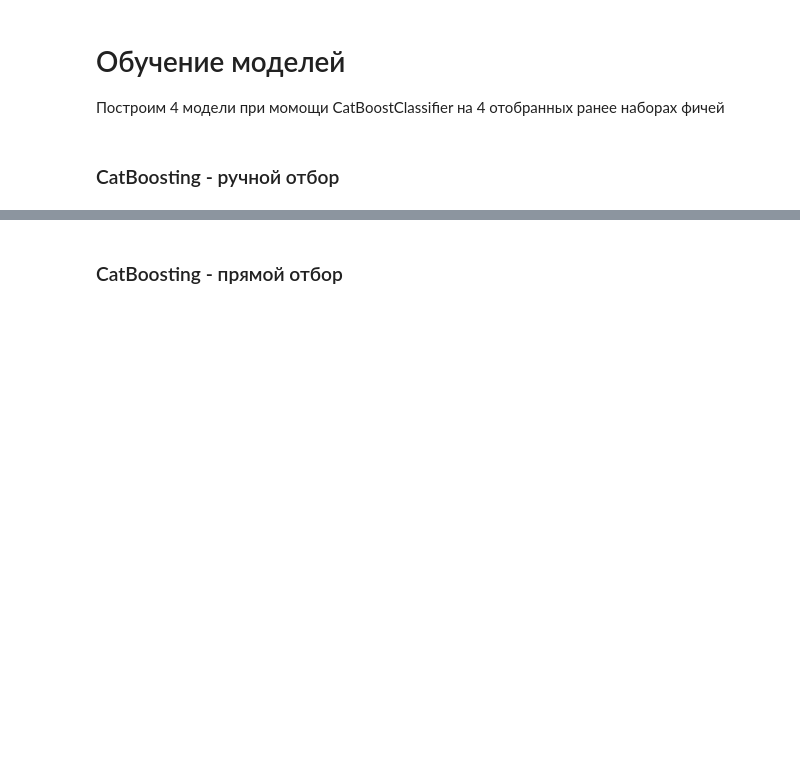
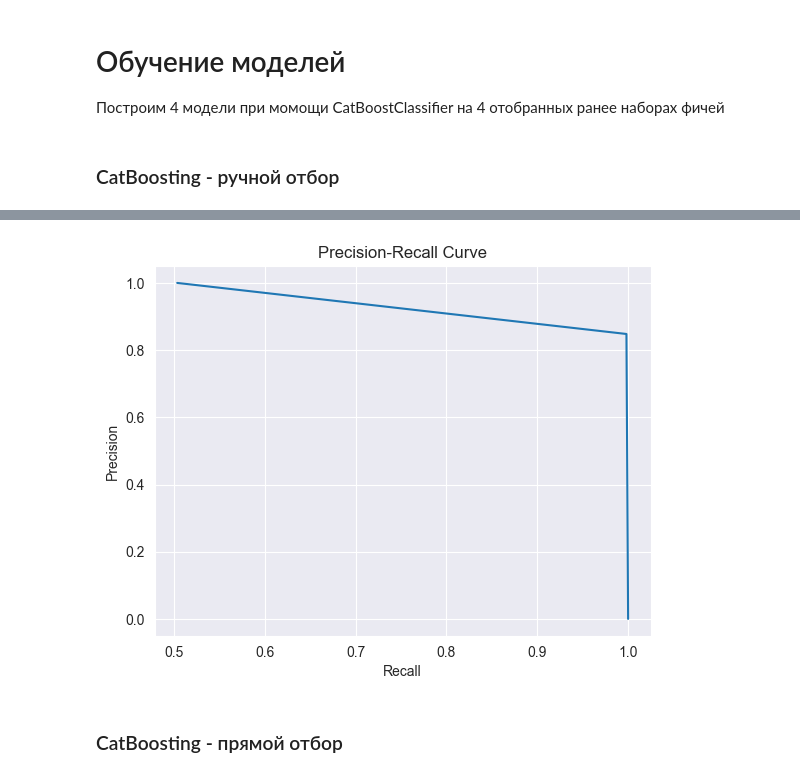
Before and after one commit to KirillPogranichny/ml-fefu-course, a Jupyter notebook: XGBoost.ipynb, the cells around one changed output, grey strips where cells are left out. Drawn from its saved outputs; the diff is of its cells as text; code cells hidden in the pictures; blank space fills up the shorter version.

```diff
--- a/XGBoost.ipynb
+++ b/XGBoost.ipynb
@@ -404,7 +442,9 @@ def plot_pr_curve(y_true, y_pred):
     plt.ylabel('Precision')
     plt.show()
 # %%
-plot_pr_curve(y_train, y_pred_handle)
+plot_pr_curve(y_test, y_pred_handle)
+# %% [output]
+[figure, added]
 # %% [markdown]
 ### CatBoosting - прямой отбор
 # %%
```
Also changed, not shown: parts of 32 cells of this notebook.
